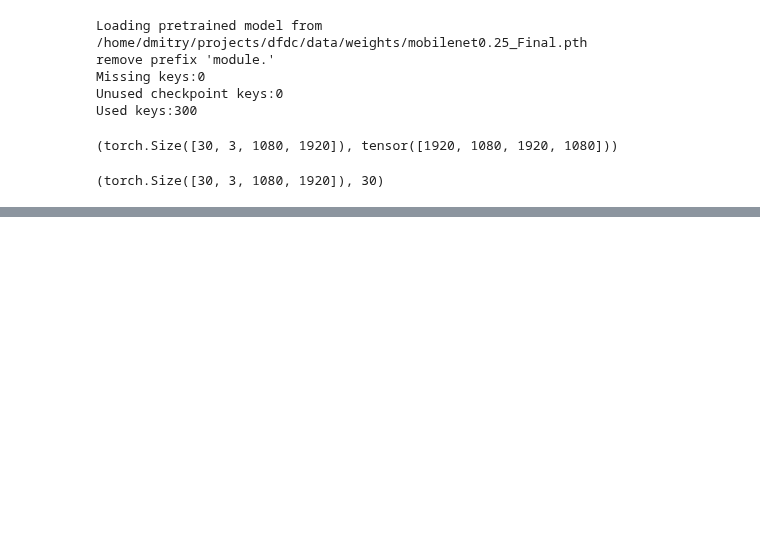
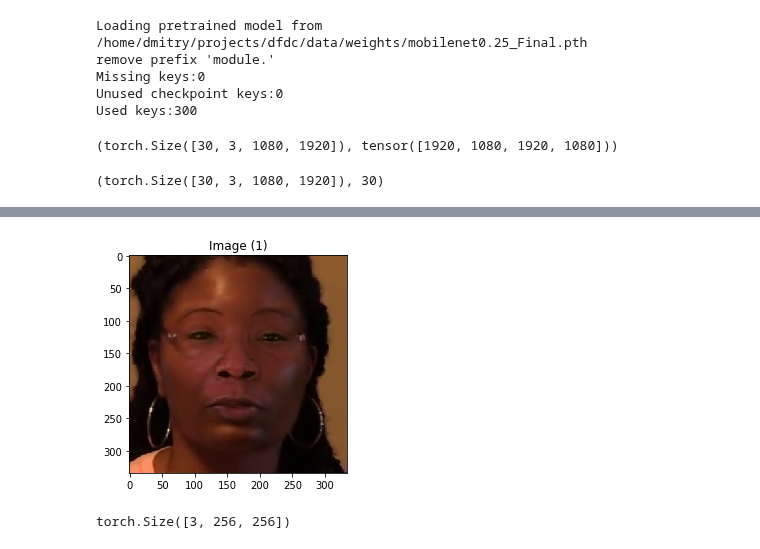
Before and after one commit to dmitry-vorobiev/kaggle-deepfake-detection-challenge, a Jupyter notebook: notebooks/detect.ipynb, the cells around one changed output, grey strips where cells are left out. Cells and saved outputs as stored; diff of their text form; code cells hidden in the pictures; blank space fills up the shorter version.

```diff
--- a/notebooks/detect.ipynb
+++ b/notebooks/detect.ipynb
@@ -72,16 +72,6 @@ sample_np = read_frames_cv2(path, 30)
 sample_orig = torch.from_numpy(sample_np).to(device)
 
 D, H, W, C = sample_orig.shape
-# %%
-sample_orig = sample_orig.permute(0, 3, 1, 2)
-
-mean = [104, 117, 123]
-    if isinstance(sample, Tensor):
-        imgs = sample.float()
-        imgs -= torch.tensor(mean, device=imgs.device)
-        imgs = imgs.permute(0, 3, 1, 2)
-
-scale = torch.tensor([W, H, W, H])
 # %%
 sample, scale = prepare_imgs(sample_orig)
 sample.shape, scale
@@ -225,16 +171,11 @@ sample.shape, len(dets)
 # %% [output]
 (torch.Size([30, 3, 1080, 1920]), 30)
 # %%
-f = 0
+f = -1
 # %%
-%%time
-for _ in range(100):
-    for f in range(27):
-        crop = crop_square_torch(sample_orig[f].permute(2, 0, 1), dets[f][0, :4])
-# print('Done')
-# print(crop.shape)
-# crop = F.interpolate(crop[None, :].float(), size=256).byte()
-# print(crop.shape)
-# crop1 = crop.cpu().numpy().transpose(0, 2, 3, 1)
-# show_images(crop1)
+f += 1
+crop = crop_square_torch(sample_orig[f].permute(2, 0, 1), dets[f][0, :4])
+print(crop.shape)
+crop1 = crop.cpu().numpy().transpose(1, 2, 0)
+show_images(crop1[None, :])
 # %% [output]
@@ -242,0 +183 @@ Wall time: 784 ms
+[figure, added]
@@ -242,0 +190,4 @@ Wall time: 784 ms
+# %%
+crop1.shape
+# %% [output]
+torch.Size([3, 256, 256])
```
Also changed, not shown: parts of 14 cells of this notebook, 8 other files.
